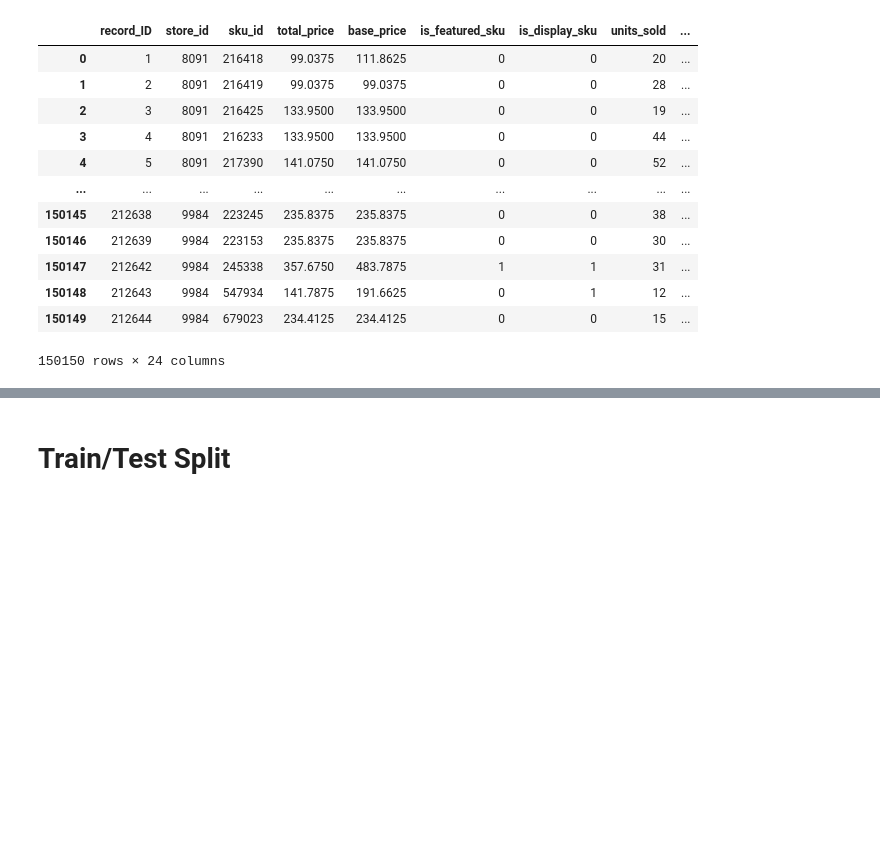
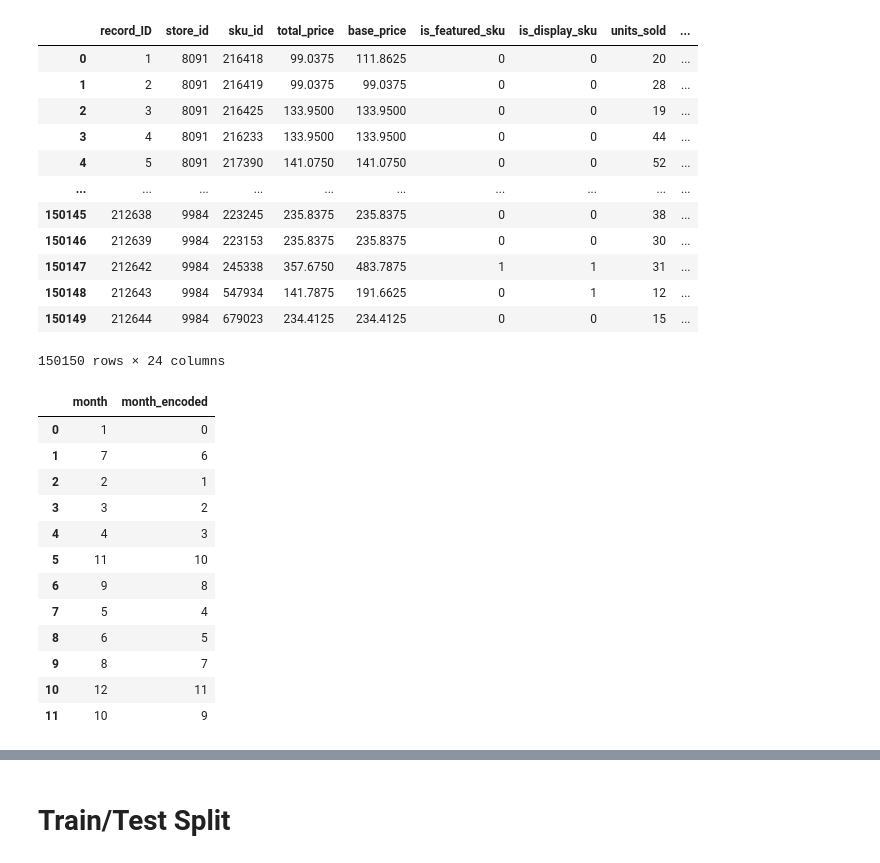
Before and after one commit to swatinw/datascience-capstone-project2, a Jupyter notebook: Preprocessing_datasciencecapstone2.ipynb, the cells around one changed output, grey strips where cells are left out. Saved outputs shown, nothing was run; the diff lists cells and outputs as text; code cells hidden in the pictures; blank space fills up the shorter version.

Commit message:
this is the updated version of preprocessing file!

```diff
--- a/Preprocessing_datasciencecapstone2.ipynb
+++ b/Preprocessing_datasciencecapstone2.ipynb
@@ -67,3 +74,29 @@ pd.get_dummies(df_merged, columns = ["month"], prefix = "M")
 | 150148 | 212643 | 9984 | 547934 | 141.7875 | 191.6625 | 0 | 1 | 12 | ... |
 | 150149 | 212644 | 9984 | 679023 | 234.4125 | 234.4125 | 0 | 0 | 15 | ... |
 150150 rows × 24 columns
+# %%
+import pandas as pd
+import numpy as np
+from sklearn.preprocessing import LabelEncoder
+# creating initial dataframe
+month_list = (1, 7, 2, 3, 4, 11, 9, 5, 6, 8, 12, 10)
+month_df = pd.DataFrame(month_list, columns=['month'])
+# creating instance of labelencoder
+labelencoder = LabelEncoder()
+# Assigning numerical values and storing in another column
+month_df['month_encoded'] = labelencoder.fit_transform(month_df['month'])
+month_df
+# %% [output]
+|  | month | month_encoded |
+| 0 | 1 | 0 |
+| 1 | 7 | 6 |
+| 2 | 2 | 1 |
+| 3 | 3 | 2 |
+| 4 | 4 | 3 |
+| 5 | 11 | 10 |
+| 6 | 9 | 8 |
+| 7 | 5 | 4 |
+| 8 | 6 | 5 |
+| 9 | 8 | 7 |
+| 10 | 12 | 11 |
+| 11 | 10 | 9 |
```
Also changed, not shown: parts of 41 cells of this notebook.
